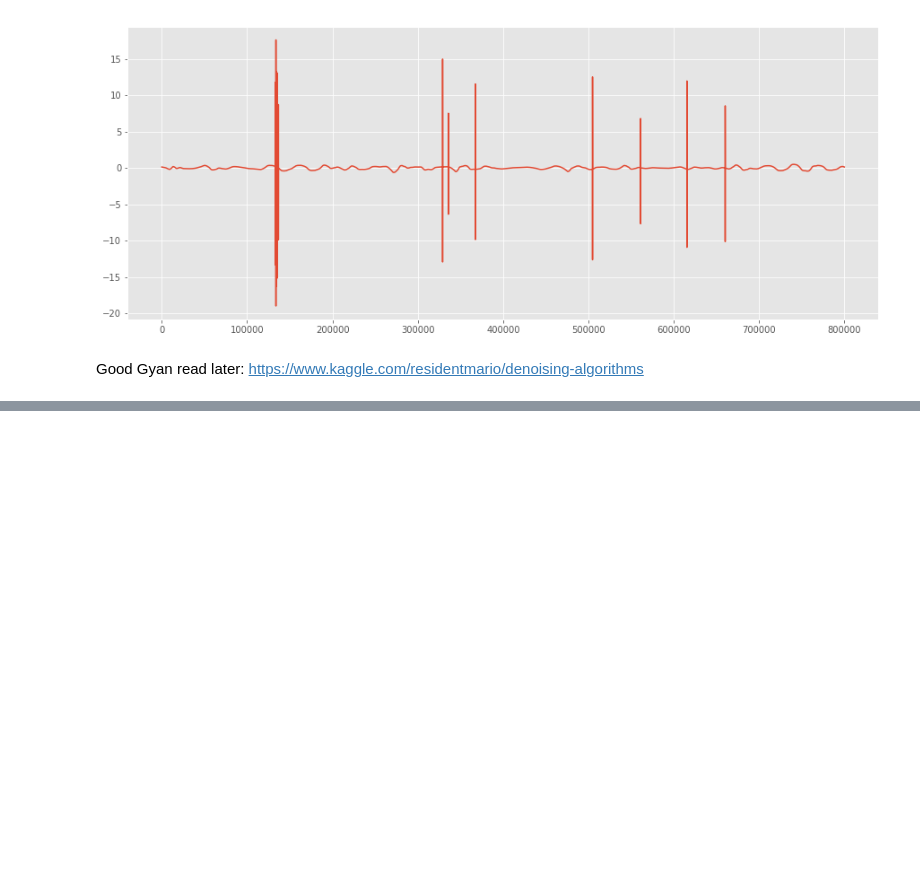
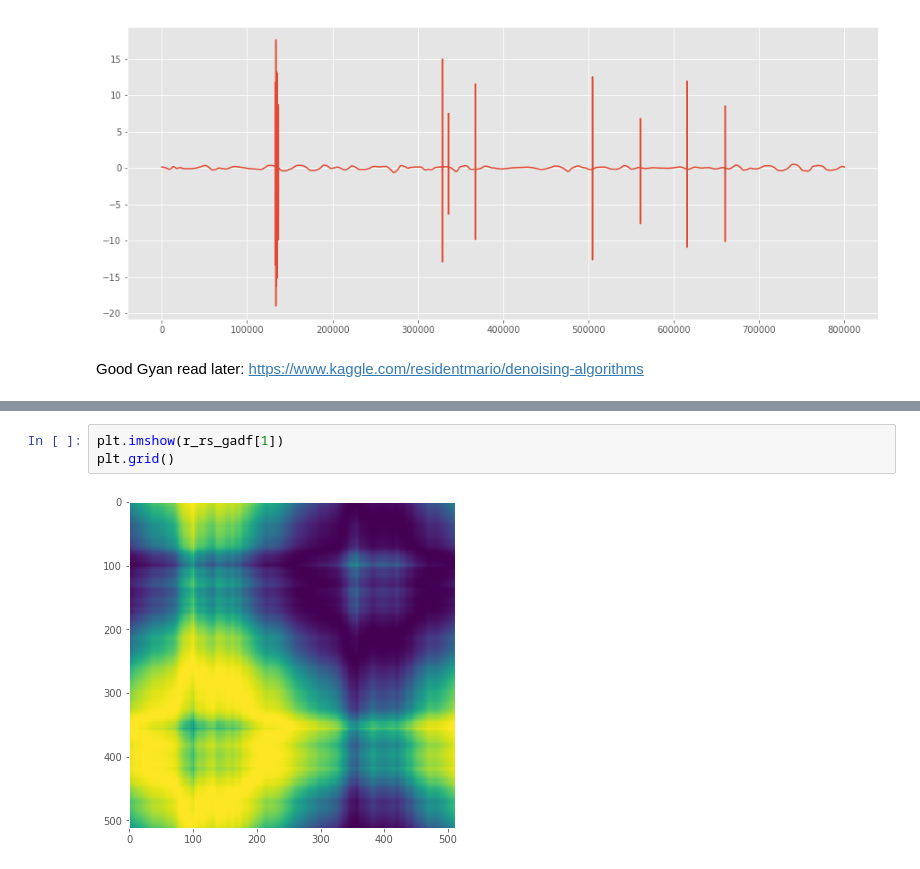
Before and after one commit to gokul-krishna/VSBPowerLineFaultDetection, a Jupyter notebook: FeatureExtraction.ipynb, the cells around one changed output, grey strips where cells are left out. Cells and saved outputs as stored; diff of their text form; blank space fills up the shorter version.

```diff
--- a/FeatureExtraction.ipynb
+++ b/FeatureExtraction.ipynb
@@ -603,0 +625,5 @@ Good Gyan read later: https://www.kaggle.com/residentmario/denoising-algorithms
+# %%
+plt.imshow(r_rs_gadf[1])
+plt.grid()
+# %% [output]
+[figure, added]
```
Also changed, not shown: parts of 11 cells of this notebook.
